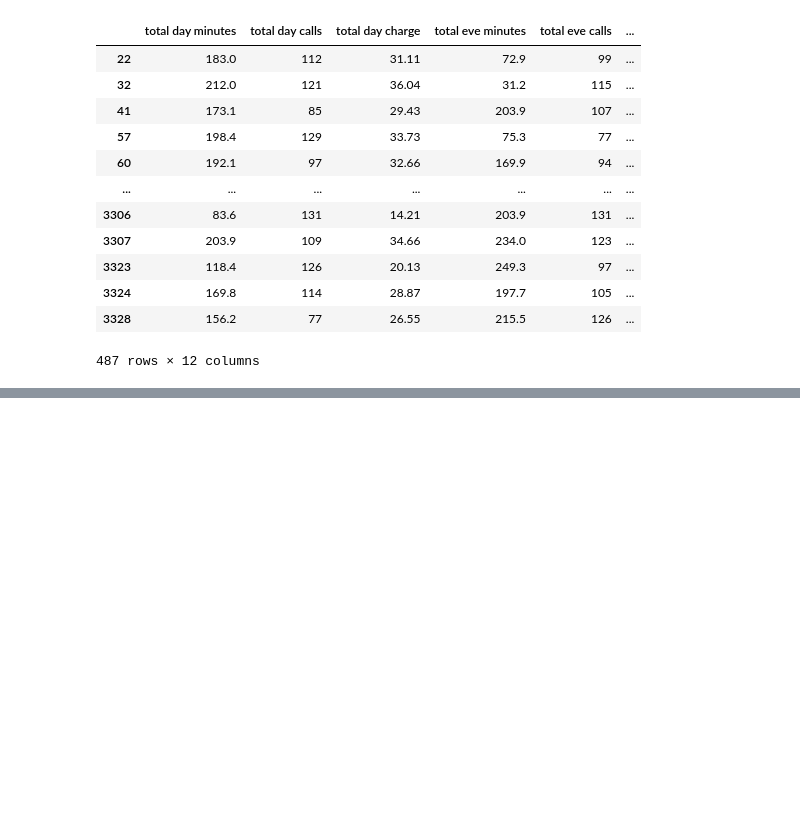
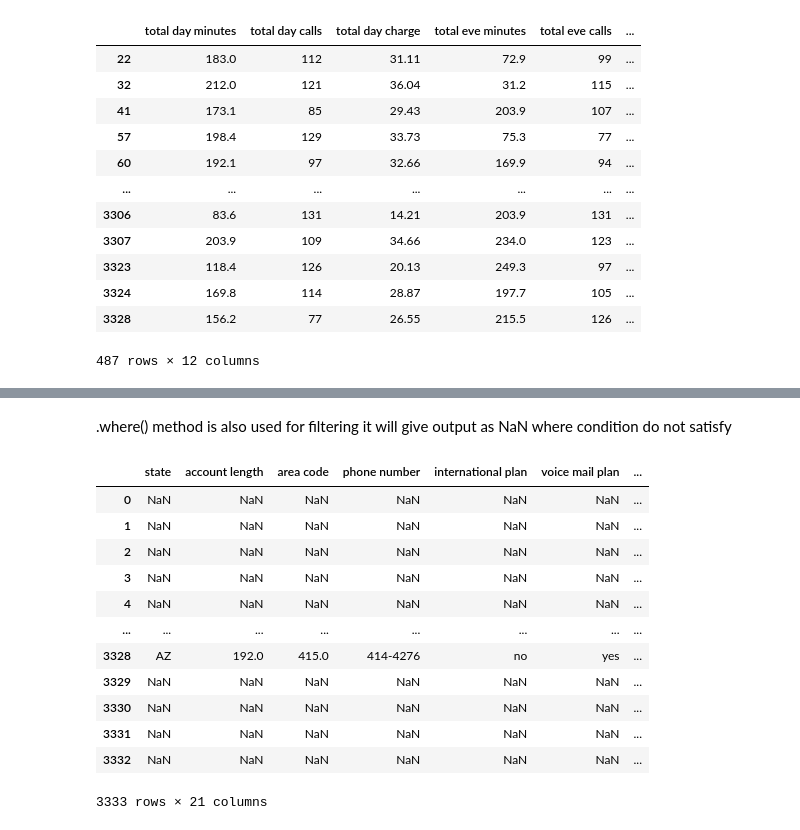
Before and after one commit to yuvii0125/Pandas, a Jupyter notebook: Pandas Filtering of Data/03_filtering_pandas.ipynb, the cells around one changed output, grey strips where cells are left out. Drawn from its saved outputs; the diff is of its cells as text; code cells hidden in the pictures; blank space fills up the shorter version.

```diff
--- a/Pandas Filtering of Data/03_filtering_pandas.ipynb
+++ b/Pandas Filtering of Data/03_filtering_pandas.ipynb
@@ -340,3 +340,8 @@ df.loc[(filter1 & filter2),column_filter_mask]
 | 3324 | 169.8 | 114 | 28.87 | 197.7 | 105 | ... |
 | 3328 | 156.2 | 77 | 26.55 | 215.5 | 126 | ... |
 487 rows × 12 columns
+# %%
+filter1 = df['account length'] > 100
+filter2 = df['total night calls'] < 90
+row_filter = df.loc[(filter1 & filter2),:]
+row_filter
@@ -342,0 +381,2 @@ df.loc[(filter1 & filter2),column_filter_mask]
+# %% [markdown]
+.where() method is also used for filtering it will give output as NaN where condition do not satisfy
@@ -342,0 +385,16 @@ df.loc[(filter1 & filter2),column_filter_mask]
+# %%
+df.where(filter1 & filter2)
+# %% [output]
+|  | state | account length | area code | phone number | international plan | voice mail plan | ... |
+| 0 | NaN | NaN | NaN | NaN | NaN | NaN | ... |
+| 1 | NaN | NaN | NaN | NaN | NaN | NaN | ... |
+| 2 | NaN | NaN | NaN | NaN | NaN | NaN | ... |
+| 3 | NaN | NaN | NaN | NaN | NaN | NaN | ... |
+| 4 | NaN | NaN | NaN | NaN | NaN | NaN | ... |
+| ... | ... | ... | ... | ... | ... | ... | ... |
+| 3328 | AZ | 192.0 | 415.0 | 414-4276 | no | yes | ... |
+| 3329 | NaN | NaN | NaN | NaN | NaN | NaN | ... |
+| 3330 | NaN | NaN | NaN | NaN | NaN | NaN | ... |
+| 3331 | NaN | NaN | NaN | NaN | NaN | NaN | ... |
+| 3332 | NaN | NaN | NaN | NaN | NaN | NaN | ... |
+3333 rows × 21 columns
```
Also changed, not shown: parts of 25 cells of this notebook, 1 other file.
